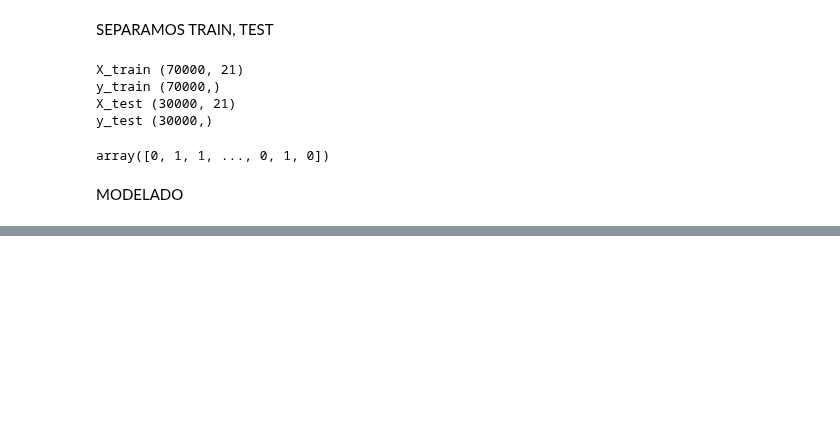
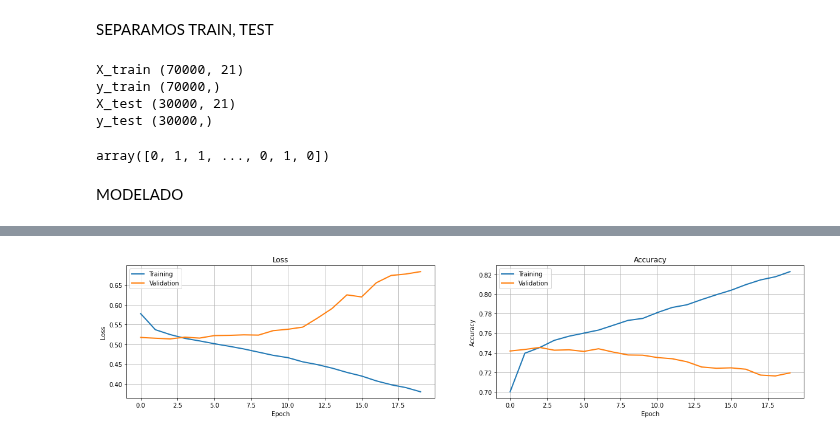
Before and after one commit to caroacostatovany/sentiment_analysis_tweets, a Jupyter notebook: notebooks/modelo_ejemplo_3.ipynb, the cells around one changed output, grey strips where cells are left out. Cells and saved outputs as stored; diff of their text form; code cells hidden in the pictures; blank space fills up the shorter version.

```diff
--- a/notebooks/modelo_ejemplo_3.ipynb
+++ b/notebooks/modelo_ejemplo_3.ipynb
@@ -339,0 +340,13 @@ model.evaluate(x=X_test, y=y_test)
+# %%
+# Crea una red con layers Embedding, LSTM, Dense
+model = Sequential()
+model.add(Embedding(input_length=max_len, input_dim=max_words, output_dim=64, trainable=True))
+model.add(LSTM(units=64))
+model.add(Dropout(0.5))
+model.add(Dense(units=32, activation='relu'))
+model.add(Dropout(0.5))
+model.add(Dense(units=16, activation='relu'))
+model.add(Dropout(0.5))
+model.add(Dense(units=1, activation='sigmoid'))
+
+model.summary()
@@ -339,0 +374,2 @@ model.evaluate(x=X_test, y=y_test)
+# %%
+history_1 = model.fit(X_train, y_train, epochs=20, batch_size=16, validation_split=0.2)
@@ -339,0 +396,25 @@ model.evaluate(x=X_test, y=y_test)
+# %%
+# Plot loss
+plt.figure(figsize=(20, 4))
+
+plt.subplot(1, 2, 1)
+plt.title('Loss')
+plt.plot(history_1.history['loss'], label='Training', linewidth=2)
+plt.plot(history_1.history['val_loss'], label='Validation', linewidth=2)
+plt.legend()
+plt.xlabel('Epoch')
+plt.ylabel('Loss')
+plt.grid(True)
+
+plt.subplot(1, 2, 2)
+plt.title('Accuracy')
+plt.plot(history_1.history['accuracy'], label='Training', linewidth=2)
+plt.plot(history_1.history['val_accuracy'], label='Validation', linewidth=2)
+plt.legend()
+plt.xlabel('Epoch')
+plt.ylabel('Accuracy')
+plt.grid(True)
+
+plt.show()
+# %% [output]
+[figure, added]
```
Also changed, not shown: parts of 15 cells of this notebook.
